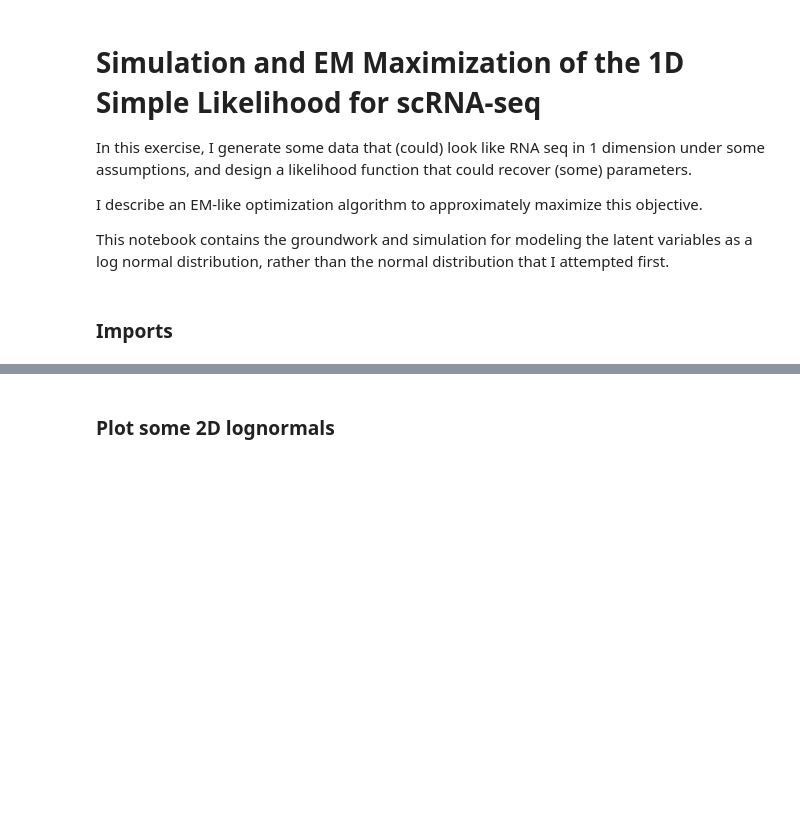
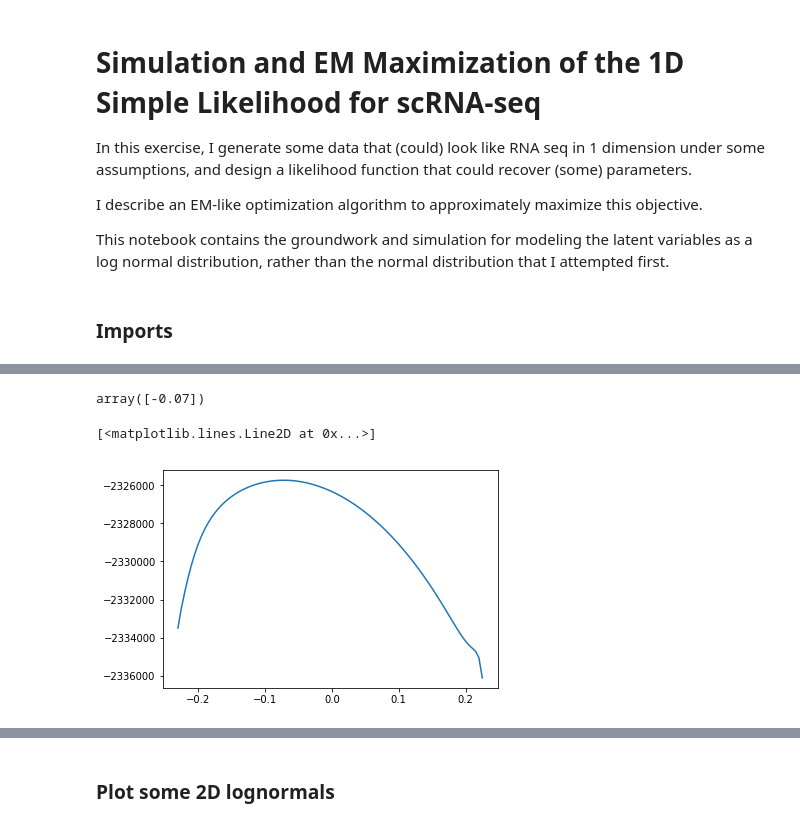
Before and after one commit to yelabucsf/scrna-parameter-estimation, a Jupyter notebook: notebooks/2d_em_simulation_lognormal.ipynb, the cells around one changed output, grey strips where cells are left out. Cells and saved outputs as stored; diff of their text form; code cells hidden in the pictures; blank space fills up the shorter version.

```diff
--- a/notebooks/2d_em_simulation_lognormal.ipynb
+++ b/notebooks/2d_em_simulation_lognormal.ipynb
@@ -36,0 +101,29 @@ def show_heatmap(coordinates, bins=20):
+# %%
+max_val = np.sqrt(cov[0, 0])*np.sqrt(cov[1, 1]) - 0.01
+# %%
+possible_vals = np.arange(-max_val, max_val, 0.005)
+# %%
+observed_df = pd.DataFrame(observed, columns=['d1', 'd2']).groupby(['d1', 'd2']).size().reset_index(name='count')
+# %%
+ll_estimates = []
+for cov_val in possible_vals:
+
+    cov_estimate = cov.copy()
+    cov_estimate[0, 1] = cov_val
+    cov_estimate[1, 0] = cov_val
+
+    observed_df['ll'] = observed_df\
+        .apply(
+        lambda row: row['count'] * np.log(
+            calculate_px(row['d1'], row['d2'], mu, cov_estimate, p, 'lognormal')) if row['d1'] < 20 and row['d2'] < 20 else 0, axis=1)
+    ll_estimates.append(observed_df['ll'].sum())
+ll_estimates = np.array(ll_estimates)
+# %%
+possible_vals[ll_estimates == ll_estimates.max()]
+# %% [output]
+array([-0.07])
+# %%
+plt.plot(possible_vals, ll_estimates)
+# %% [output]
+[<matplotlib.lines.Line2D at 0x...>]
+[figure, added]
```
Also changed, not shown: parts of 66 cells of this notebook, 6 other files.
